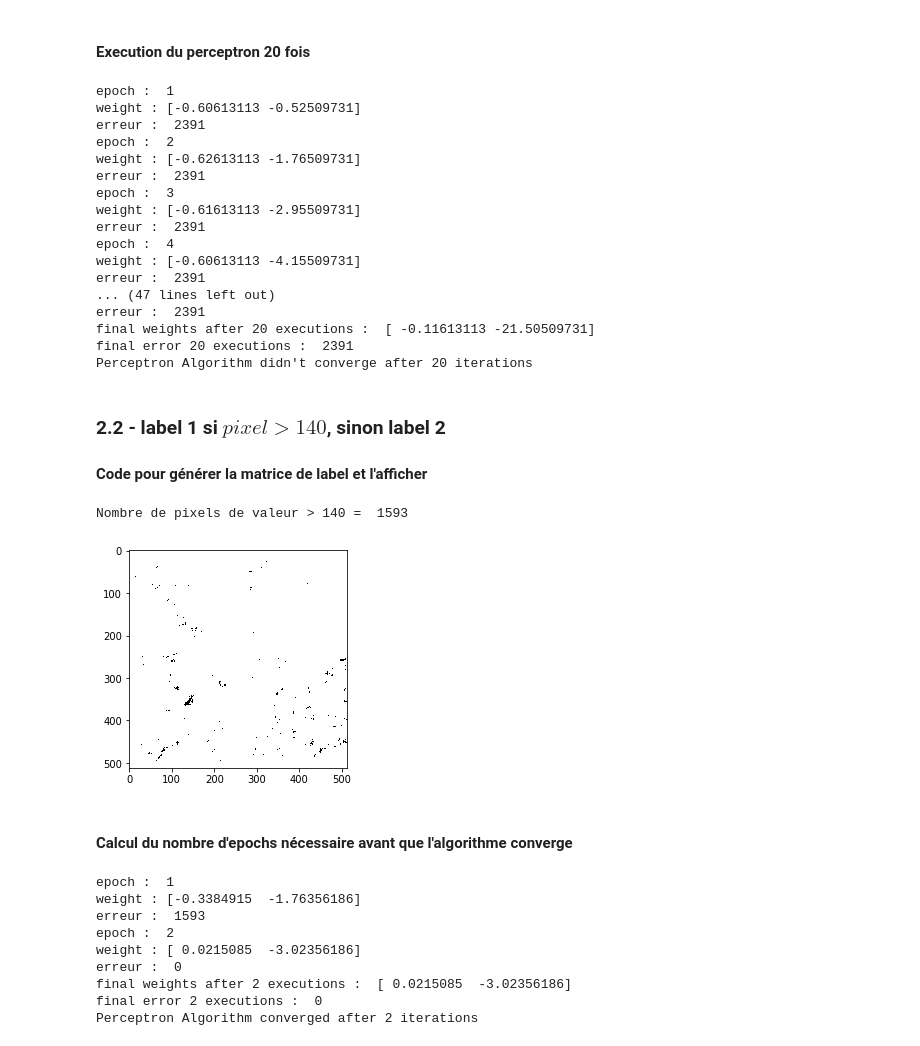
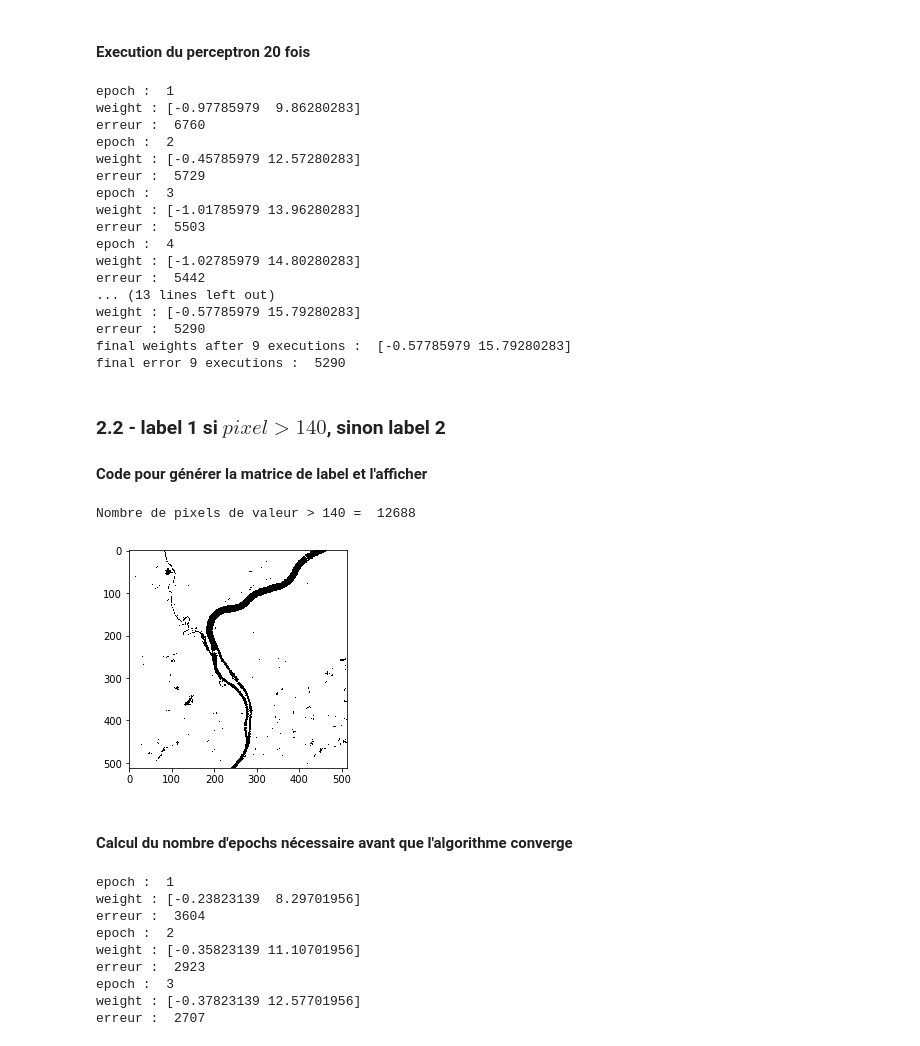
Before and after one commit to Maxtov/SI221, a Jupyter notebook: TP1/tp1_si221.ipynb, the cells around one changed output. Saved outputs shown, nothing was run; the diff lists cells and outputs as text; code cells hidden in the pictures.

```diff
--- a/TP1/tp1_si221.ipynb
+++ b/TP1/tp1_si221.ipynb
@@ -361,61 +314,58 @@ Nombre de pixels de valeur = 110 =  2391
 # %%
 epoch = 0
 error = -1
+eta=0.01
 w = np.random.rand(2)
-w,error,epoch = error_correction(img[0],lab,eta,w,20)
+w,error,epoch = error_correction(img[0],lab,eta,w,-1)
 
 print("final weights after "+str(epoch)+" executions : ",w)
 print("final error "+str(epoch)+" executions : ",error)
-
-if(error==0):
-    print("Perceptron Algorithm converged after "+str(epoch)+" iterations")
-else:
-    print("Perceptron Algorithm didn't converge after "+str(epoch)+" iterations")
 # %% [output]
 epoch :  1
-weight : [-0.60613113 -0.52509731]
-erreur :  2391
+weight : [-0.97785979  9.86280283]
+erreur :  6760
 epoch :  2
-weight : [-0.62613113 -1.76509731]
-erreur :  2391
+weight : [-0.45785979 12.57280283]
+erreur :  5729
 epoch :  3
-weight : [-0.61613113 -2.95509731]
-erreur :  2391
+weight : [-1.01785979 13.96280283]
+erreur :  5503
 epoch :  4
-weight : [-0.60613113 -4.15509731]
-erreur :  2391
-... (47 lines left out)
-erreur :  2391
-final weights after 20 executions :  [ -0.11613113 -21.50509731]
-final error 20 executions :  2391
-Perceptron Algorithm didn't converge after 20 iterations
+weight : [-1.02785979 14.80280283]
+erreur :  5442
+... (13 lines left out)
+weight : [-0.57785979 15.79280283]
+erreur :  5290
+final weights after 9 executions :  [-0.57785979 15.79280283]
+final error 9 executions :  5290
 # %% [markdown]
 ### 2.2 - label 1 si $pixel > 140$, sinon label 2
 #### Code pour générer la matrice de label et l'afficher
 # %%
 def evaluate_pixels3(image):
 	nb_rows = len(image[0])
 	nb_cols = len(image[0][0])
 	labels=np.zeros((nb_rows,nb_cols))
 	for row in range(nb_rows):
 		for col in range(nb_cols):
-			if(image[0][row][col] > 140):
+			if(image[0][row][col] > 140) | (image[0][row][col] < 30):
 				labels[row][col] = 1
 			else:
 				labels[row][col] = 2
 	return labels
 
 lab = evaluate_pixels3(img)
 print("Nombre de pixels de valeur > 140 = ",np.sum(lab==1))
 plt.imshow(lab)
 plt.show()
 # %% [output]
-Nombre de pixels de valeur > 140 =  1593
+Nombre de pixels de valeur > 140 =  12688
-[figure, old version]
+[figure, new version]
 # %% [markdown]
 #### Calcul du nombre d'epochs nécessaire avant que l'algorithme converge
 # %%
 w = np.random.rand(2)
+eta=0.01
 w,err,epoch = error_correction(img[0],lab,eta,w,-1)
 
 print("final weights after "+str(epoch)+" executions : ",w)
@@ -427,11 +377,11 @@ else:
     print("Perceptron Algorithm didn't converge after "+str(epoch)+" iterations")
 # %% [output]
 epoch :  1
-weight : [-0.3384915  -1.76356186]
-erreur :  1593
+weight : [-0.23823139  8.29701956]
+erreur :  3604
 epoch :  2
-weight : [ 0.0215085  -3.02356186]
-erreur :  0
-final weights after 2 executions :  [ 0.0215085  -3.02356186]
-final error 2 executions :  0
-Perceptron Algorithm converged after 2 iterations
+weight : [-0.35823139 11.10701956]
+erreur :  2923
+epoch :  3
+weight : [-0.37823139 12.57701956]
+erreur :  2707
```
Also changed, not shown: parts of 11 cells of this notebook, 1 other file.
